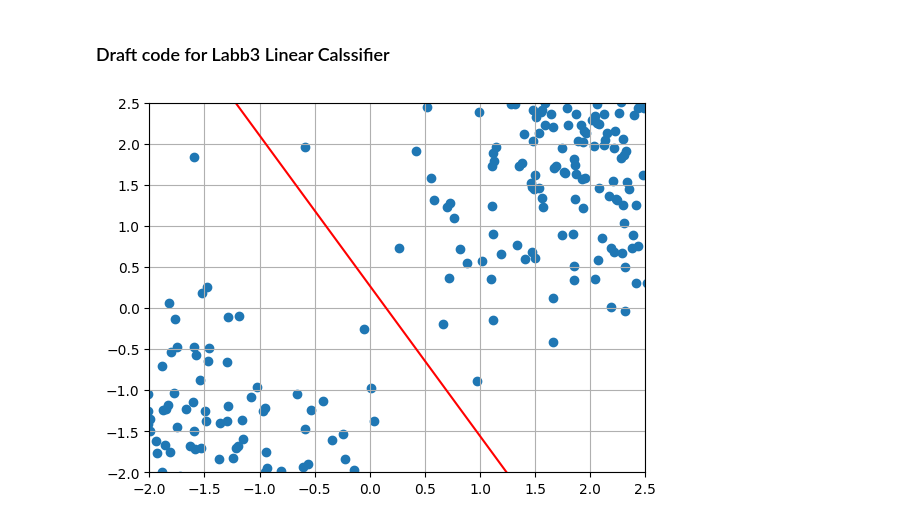
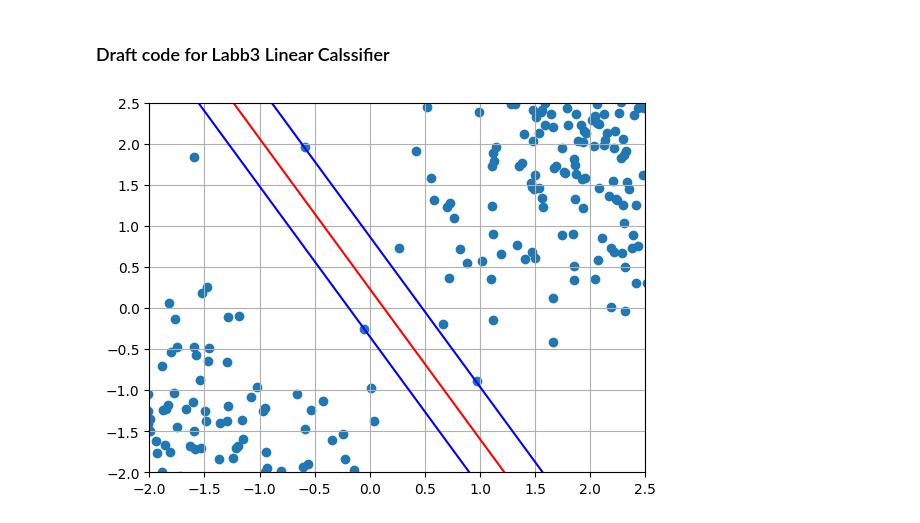
Before and after one commit to HanFredriksson/Python-programing-Hannes-Fredriksson, a Jupyter notebook: Labs/Drafts/Labb3-linear-classifier.ipynb, the cells around one changed output. Drawn from its saved outputs; the diff is of its cells as text; code cells hidden in the pictures.

```diff
--- a/Labs/Drafts/Labb3-linear-classifier.ipynb
+++ b/Labs/Drafts/Labb3-linear-classifier.ipynb
@@ -6,15 +6,17 @@ import numpy as np
 # %%
 # Formmeln för den röda linjen är y = -1,83*x + 1,369
 
-with open ("F:/AI-24-programering/Python-programing-Hannes-Fredriksson/Labs/Data/unlabelled_data.csv", "r") as unlable_data_r:
-    train_data =[point.strip().split(",") for point in unlable_data_r.readlines()]
-    train_data = [[float(point) for point in points] for points in train_data]
+with open ("../Labs/Data/unlabelled_data.csv", "r") as unlable_data_r:
+    data =[point.strip().split(",") for point in unlable_data_r.readlines()]
+    data = [[float(point) for point in points] for points in data]
+plt.scatter(*zip(*data))
+plt.axline((-0.2, 0.6),slope=-1.83, color="red")
+plt.axline((0, 0.87),slope=-1.83, color="blue")
+plt.axline((-0.19, 0),slope=-1.83, color="blue")
 
-plt.scatter(*zip(*train_data))
-plt.axline((-0.3, 0.82),slope=-1.83, color="red")
 plt.grid()
 plt.xlim(-2, 2.5)
 plt.ylim(-2, 2.5)
 plt.show()
 # %% [output]
-[figure, old version]
+[figure, new version]
```
Also changed, not shown: parts of 1 cell of this notebook, 4 other files.
